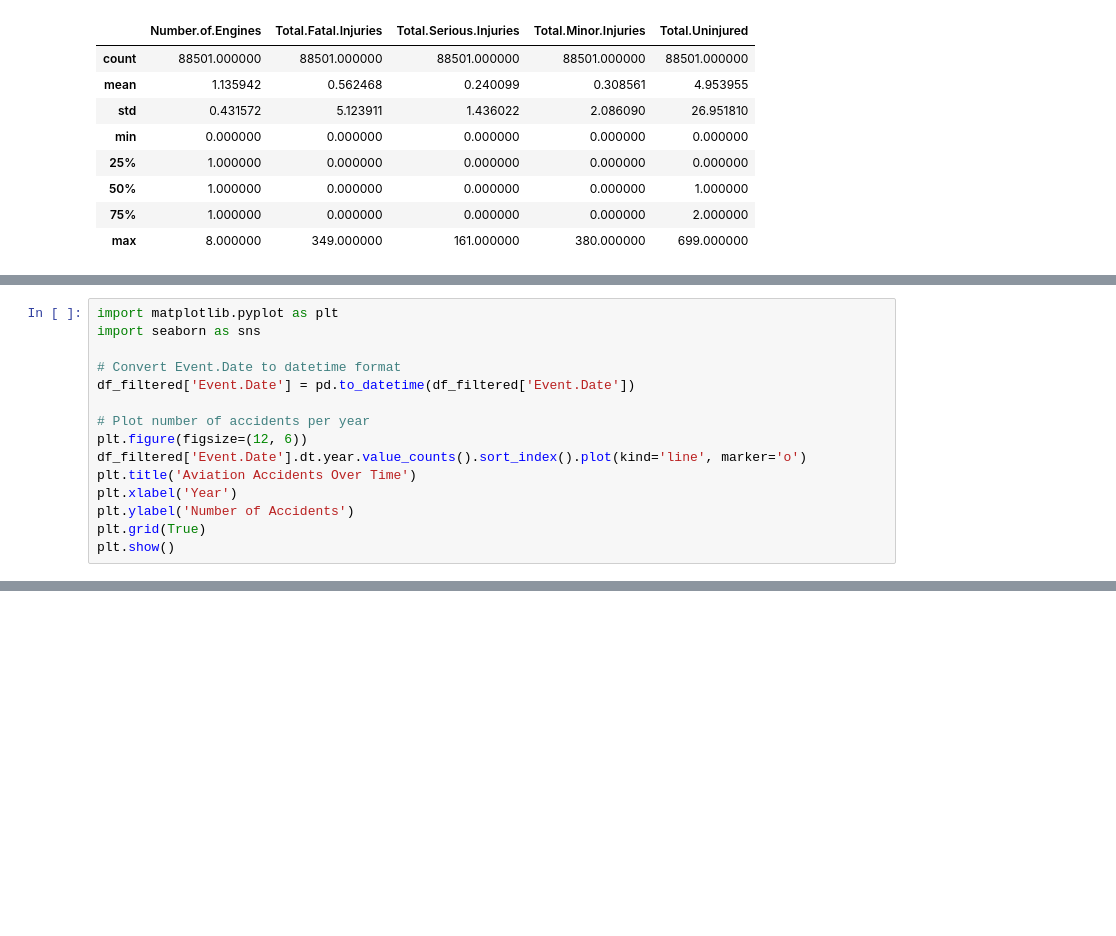
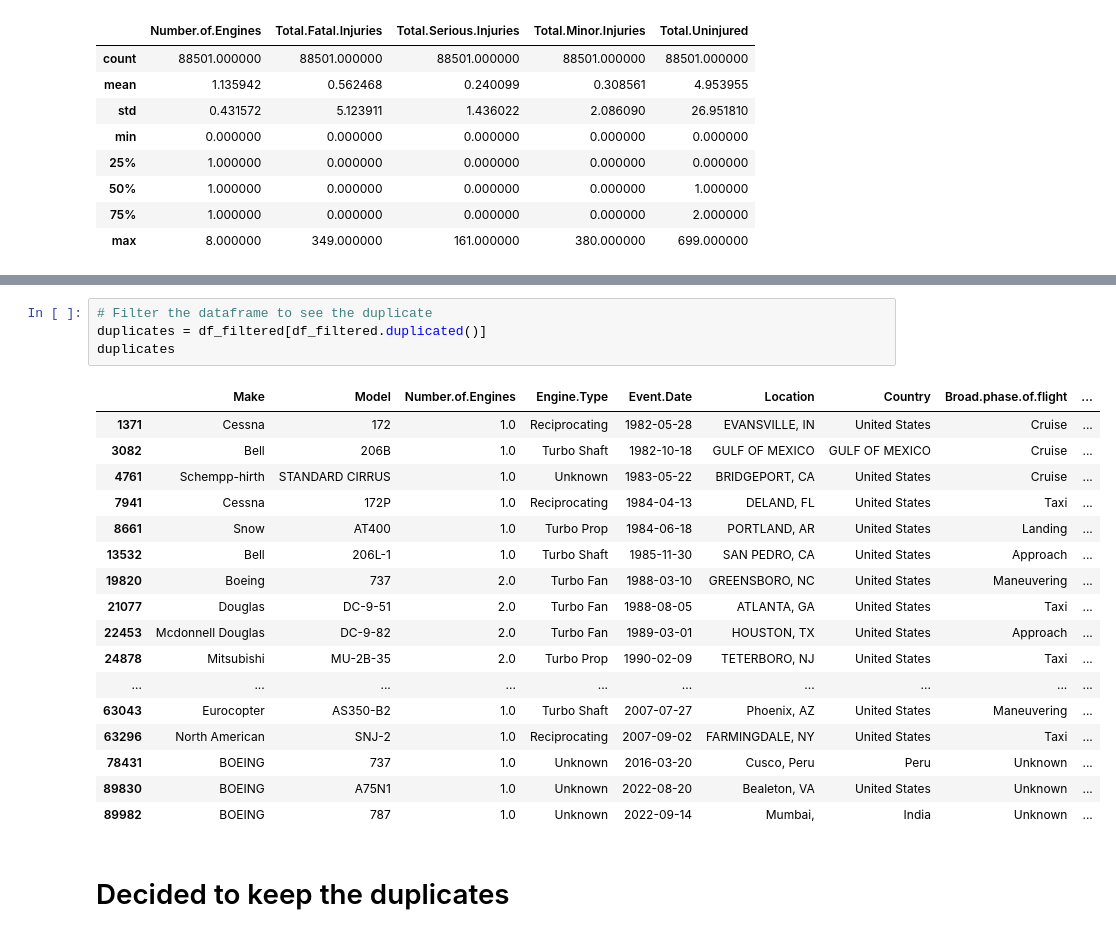
Before and after one commit to Harriet-ngomo/dsc-phase-1-project-v3, a Jupyter notebook: student.ipynb, the cells around one changed output, grey strips where cells are left out. Drawn from its saved outputs; the diff is of its cells as text; blank space fills up the shorter version.

Commit message:
Added Exploratory Data Analysis (EDA) with data overview, missing value handling, and duplicate checks

```diff
--- a/student.ipynb
+++ b/student.ipynb
@@ -528,15 +531,0 @@ SyntaxError: invalid syntax (<ipython-input-27-52b26199dc8c>, line 1)
-# %%
-import matplotlib.pyplot as plt
-import seaborn as sns
-
-# Convert Event.Date to datetime format
-df_filtered['Event.Date'] = pd.to_datetime(df_filtered['Event.Date'])
-
-# Plot number of accidents per year
-plt.figure(figsize=(12, 6))
-df_filtered['Event.Date'].dt.year.value_counts().sort_index().plot(kind='line', marker='o')
-plt.title('Aviation Accidents Over Time')
-plt.xlabel('Year')
-plt.ylabel('Number of Accidents')
-plt.grid(True)
-plt.show()
@@ -553,0 +539,24 @@ plt.show()
+# %%
+# Filter the dataframe to see the duplicate
+duplicates = df_filtered[df_filtered.duplicated()]
+duplicates
+# %% [output]
+|  | Make | Model | Number.of.Engines | Engine.Type | Event.Date | Location | Country | Broad.phase.of.flight | ... |
+| 1371 | Cessna | 172 | 1.0 | Reciprocating | 1982-05-28 | EVANSVILLE, IN | United States | Cruise | ... |
+| 3082 | Bell | 206B | 1.0 | Turbo Shaft | 1982-10-18 | GULF OF MEXICO | GULF OF MEXICO | Cruise | ... |
+| 4761 | Schempp-hirth | STANDARD CIRRUS | 1.0 | Unknown | 1983-05-22 | BRIDGEPORT, CA | United States | Cruise | ... |
+| 7941 | Cessna | 172P | 1.0 | Reciprocating | 1984-04-13 | DELAND, FL | United States | Taxi | ... |
+| 8661 | Snow | AT400 | 1.0 | Turbo Prop | 1984-06-18 | PORTLAND, AR | United States | Landing | ... |
+| 13532 | Bell | 206L-1 | 1.0 | Turbo Shaft | 1985-11-30 | SAN PEDRO, CA | United States | Approach | ... |
+| 19820 | Boeing | 737 | 2.0 | Turbo Fan | 1988-03-10 | GREENSBORO, NC | United States | Maneuvering | ... |
+| 21077 | Douglas | DC-9-51 | 2.0 | Turbo Fan | 1988-08-05 | ATLANTA, GA | United States | Taxi | ... |
+| 22453 | Mcdonnell Douglas | DC-9-82 | 2.0 | Turbo Fan | 1989-03-01 | HOUSTON, TX | United States | Approach | ... |
+| 24878 | Mitsubishi | MU-2B-35 | 2.0 | Turbo Prop | 1990-02-09 | TETERBORO, NJ | United States | Taxi | ... |
+| ... | ... | ... | ... | ... | ... | ... | ... | ... | ... |
+| 63043 | Eurocopter | AS350-B2 | 1.0 | Turbo Shaft | 2007-07-27 | Phoenix, AZ | United States | Maneuvering | ... |
+| 63296 | North American | SNJ-2 | 1.0 | Reciprocating | 2007-09-02 | FARMINGDALE, NY | United States | Taxi | ... |
+| 78431 | BOEING | 737 | 1.0 | Unknown | 2016-03-20 | Cusco, Peru | Peru | Unknown | ... |
+| 89830 | BOEING | A75N1 | 1.0 | Unknown | 2022-08-20 | Bealeton, VA | United States | Unknown | ... |
+| 89982 | BOEING | 787 | 1.0 | Unknown | 2022-09-14 | Mumbai, | India | Unknown | ... |
+# %% [markdown]
+# Decided to keep the duplicates
```
Also changed, not shown: parts of 9 cells of this notebook, 1 other file.
